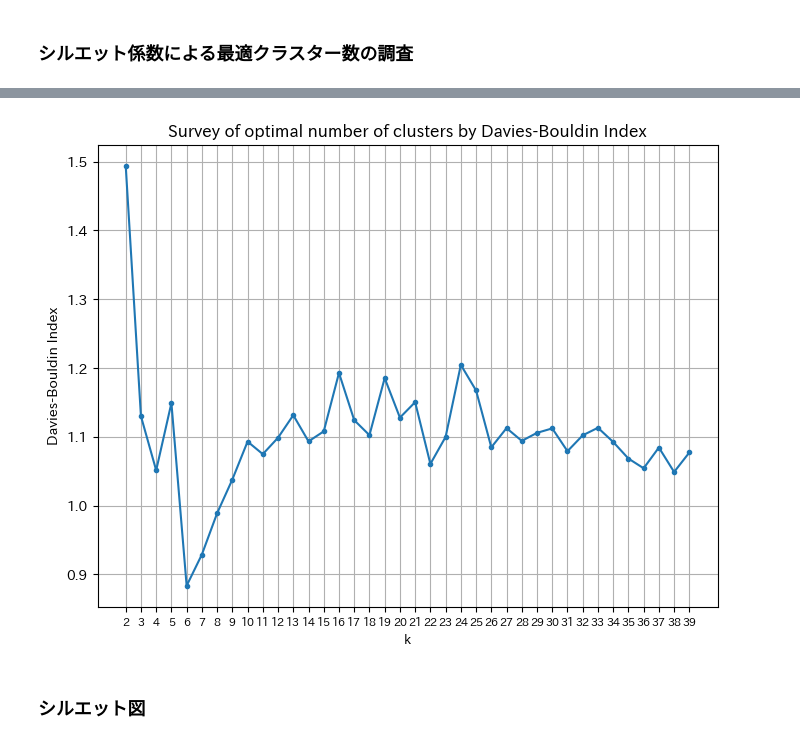
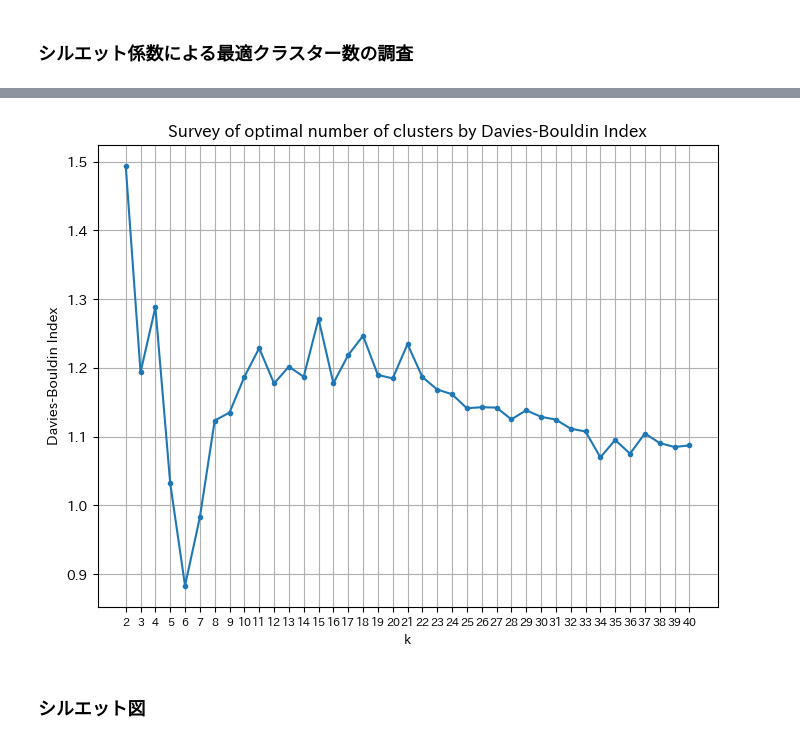
Before and after one commit to maruyama-lab-design/Preservation-of-Emotional-Context-in-Tweet-Embeddings, a Jupyter notebook: emotion_kmeans.ipynb, the cells around one changed output, grey strips where cells are left out. Saved outputs shown, nothing was run; the diff lists cells and outputs as text; code cells hidden in the pictures.

```diff
--- a/emotion_kmeans.ipynb
+++ b/emotion_kmeans.ipynb
@@ -172,16 +197,15 @@ plt.show()
 # %%
-k_max=40
+k_max=41
 # %% [markdown]
 ### エルボー法による最適クラスター数の調査
 エルボー法では、SSE値(残差平方和)が急激に減少している部分において、SSE値が最も小さい点が最適なクラスター数であると判断する
 # %%
-
 from sklearn.cluster import KMeans
 
 # Survey of optimal number of clusters by Elbow Method
 SSE = []
 for i in range(2, k_max):
-    kmeans_model = KMeans(n_clusters=i, random_state=0).fit(df_wrime_features)
+    kmeans_model = KMeans(n_clusters=i, n_init='auto', random_state=0).fit(df_wrime_features)
     SSE.append(kmeans_model.inertia_)
 
 # 可視化
@@ -205,7 +229,7 @@ from sklearn.metrics import silhouette_score
 # Survey of optimal number of clusters by Silhouette Coefficient
 silhouette_coefficients = []
 for i in range(2, k_max):
-    kmeans_model = KMeans(n_clusters=i, random_state=0).fit(df_wrime_features)
+    kmeans_model = KMeans(n_clusters=i, n_init='auto', random_state=0).fit(df_wrime_features)
     silhouette_coefficient = silhouette_score(df_wrime_features, kmeans_model.labels_) # シルエット係数の平均値
     silhouette_coefficients.append(silhouette_coefficient)
 
@@ -222,24 +248,24 @@ plt.show()
 # %%
 # Survey of optimal number of clusters by Davies-Bouldin Index
 from sklearn.metrics import davies_bouldin_score
 
 # クラスター数を変えて計算
 dbi = []
 for i in range(2, k_max):
-    kmeans_model = KMeans(n_clusters=i, random_state=0).fit(df_wrime_features)
+    kmeans_model = KMeans(n_clusters=i, n_init='auto', random_state=0).fit(df_wrime_features)
     dbi.append(davies_bouldin_score(df_wrime_features, kmeans_model.labels_))
 
 # 可視化
 plt.figure(figsize=(8, 6))
 plt.plot(range(2, k_max), dbi, marker='o', markersize=3)
 plt.xlabel('k')
 plt.xticks(np.arange(2, k_max, 1), fontsize=8)
 plt.ylabel('Davies-Bouldin Index')
 plt.title('Survey of optimal number of clusters by Davies-Bouldin Index')
 plt.grid(True)
 plt.show()
 # %% [output]
-[figure, old version]
+[figure, new version]
 # %% [markdown]
 ### シルエット図
 # %%
```
Also changed, not shown: parts of 31 cells of this notebook, 3 other files.
